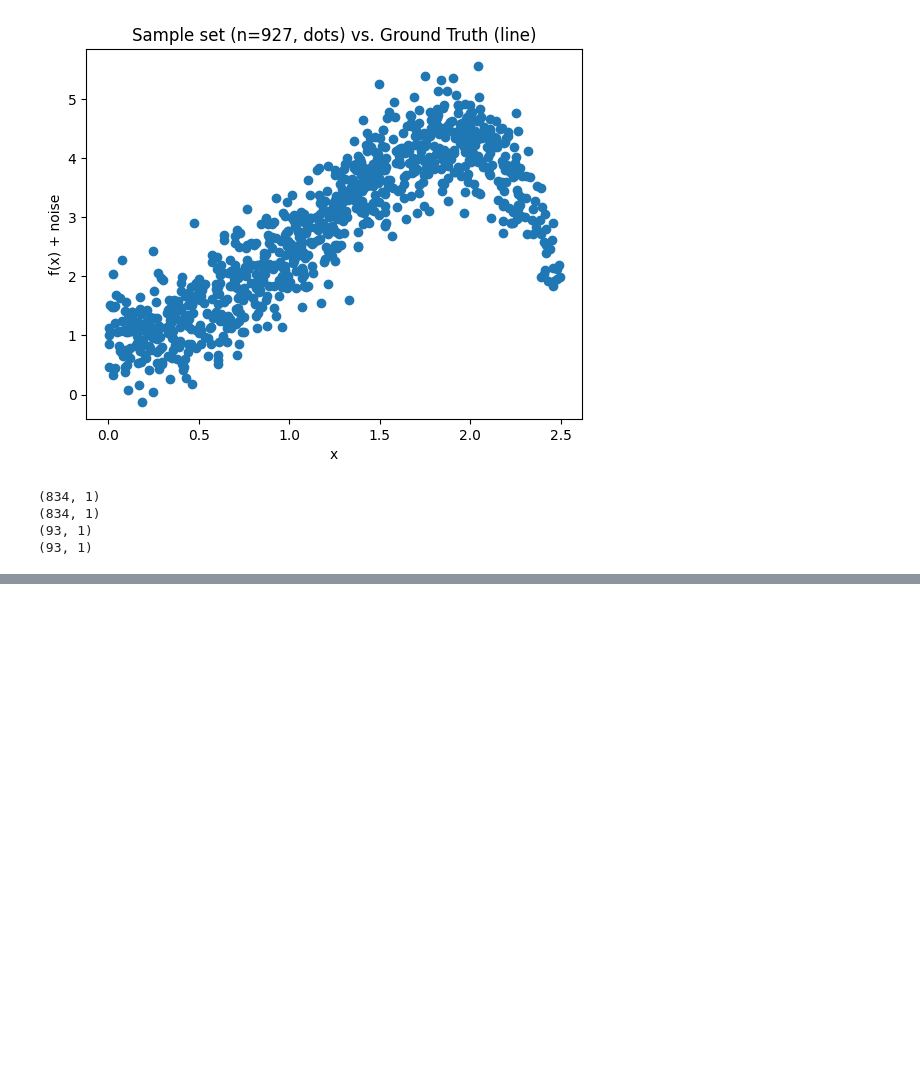
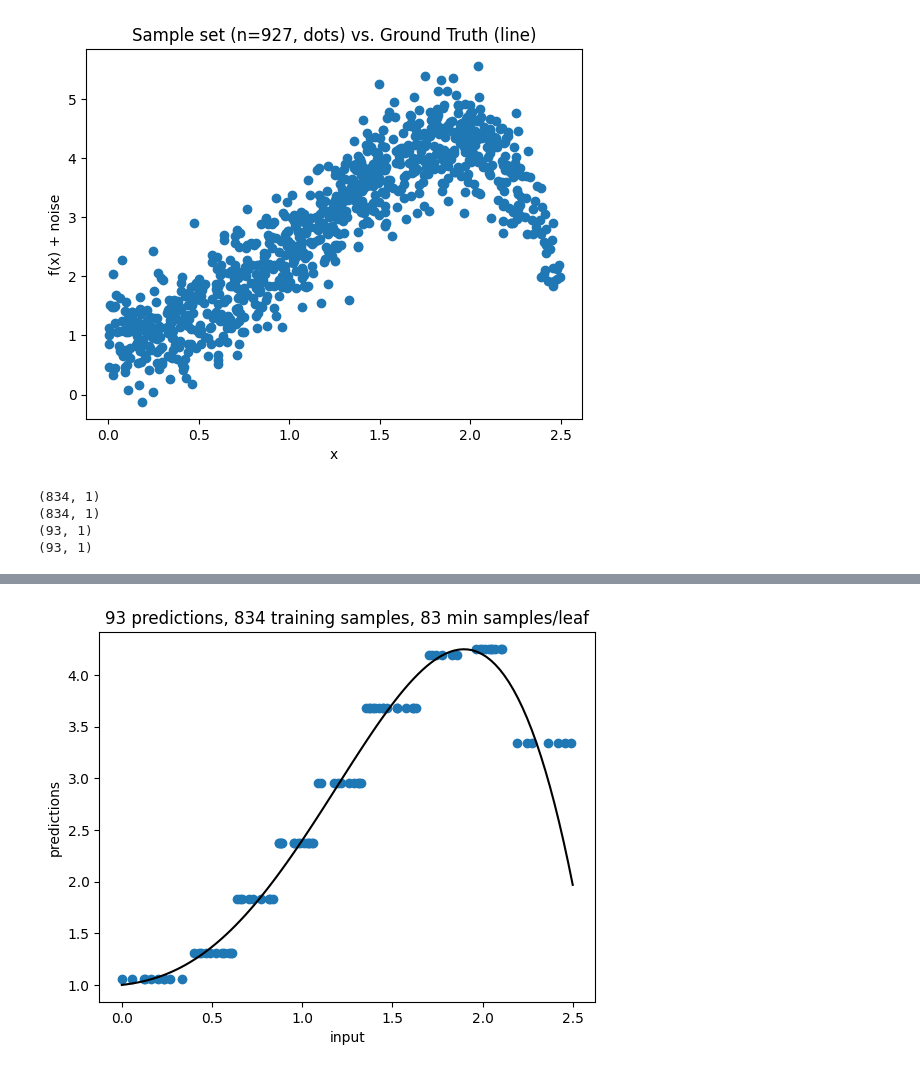
Before and after one commit to DesignToolInvestor/MLPlay, a Jupyter notebook: ToyTree/ScikitLearnTreeRegression00.ipynb, the cells around one changed output, grey strips where cells are left out. Drawn from its saved outputs; the diff is of its cells as text; code cells hidden in the pictures; blank space fills up the shorter version.

```diff
--- a/ToyTree/ScikitLearnTreeRegression00.ipynb
+++ b/ToyTree/ScikitLearnTreeRegression00.ipynb
@@ -88,0 +91,19 @@ clf.
+# %%
+# try again with limits on min_samples_leaf and max_depth
+min_samples_leaf = math.floor(0.1*trainSize)
+
+clf = tree.DecisionTreeRegressor(min_samples_leaf=min_samples_leaf)
+clf = clf.fit(x_train, y_train)
+
+predictions = clf.predict(x_test)
+
+plt.plot( x, quartic_func_bulk(x, quartic_weights), color='black' )
+plt.scatter( x_test, predictions )
+plt.xlabel("input")
+plt.ylabel("predictions")
+plt.title(str(testSize) + " predictions, " + str(trainSize) +
+          " training samples, " + str(min_samples_leaf) + " min samples/leaf")
+
+plt.show()
+# %% [output]
+[figure, added]
```
Also changed, not shown: parts of 12 cells of this notebook, 6 other files.
